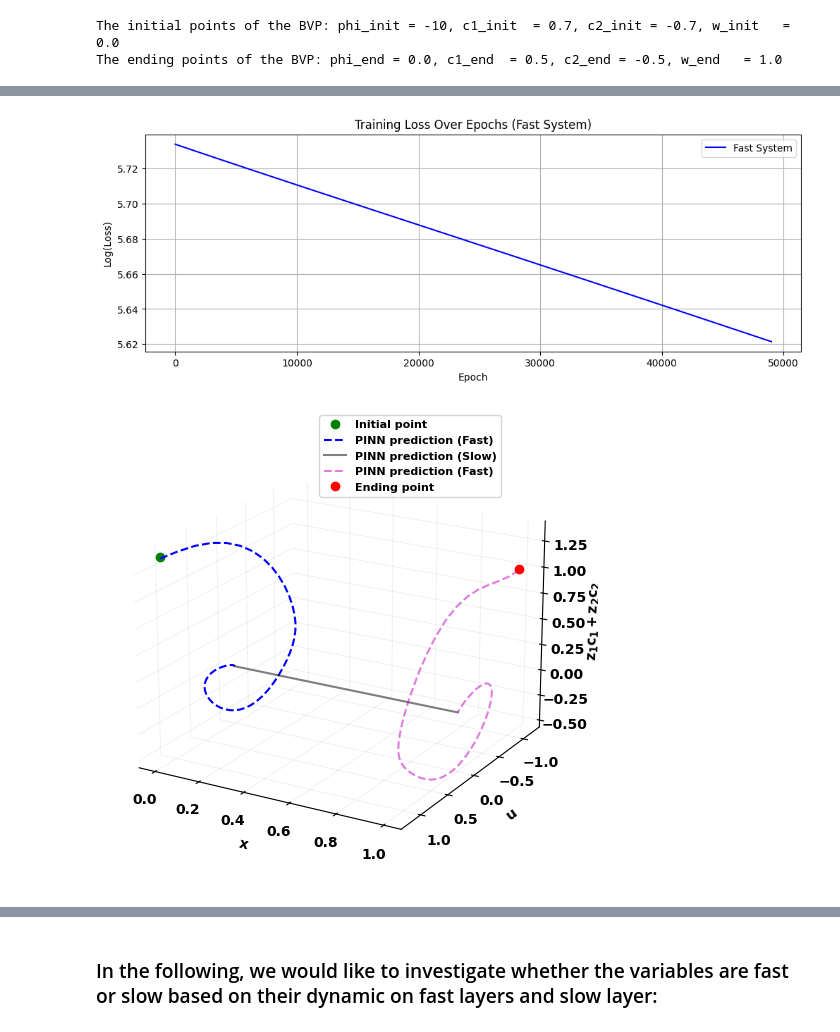
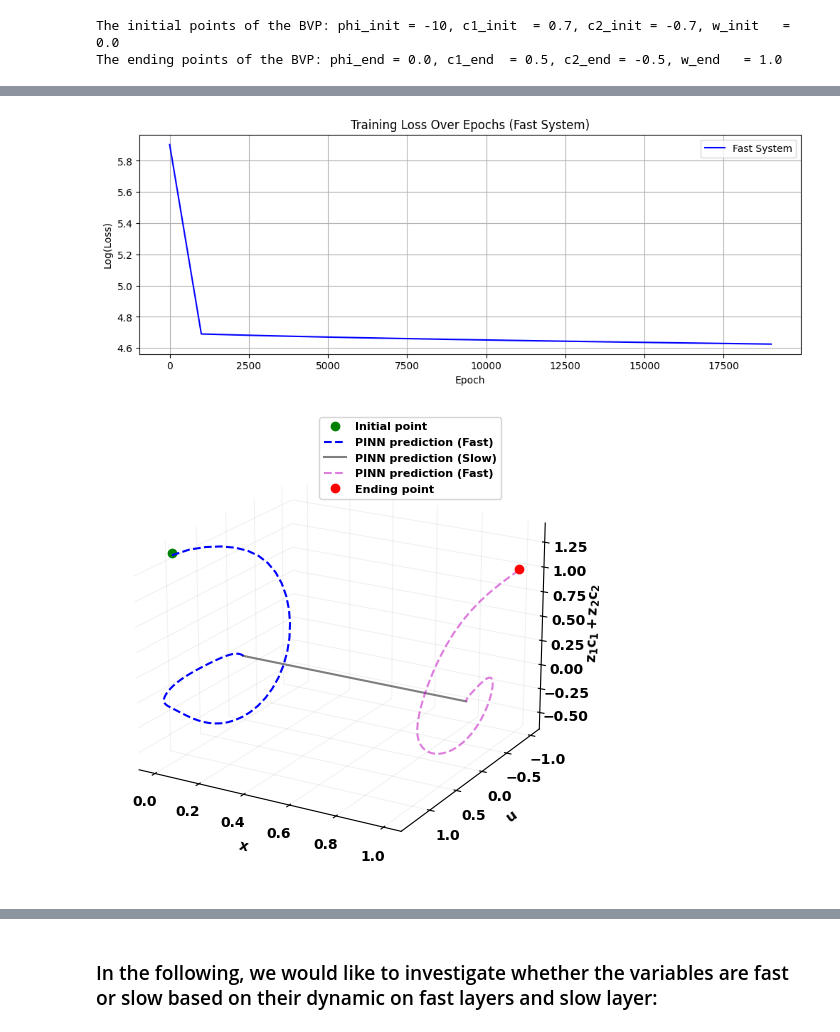
Before and after one commit to Hamid-Mofidi/PINNs_on_Multiple_timescale_dynamics, a Jupyter notebook: PINNs_PNP/PINNs_PNP_8(J_free)V-2.ipynb, the cells around one changed output, grey strips where cells are left out. Cells and saved outputs as stored; diff of their text form; code cells hidden in the pictures.

```diff
--- a/PINNs_PNP/PINNs_PNP_8(J_free)V-2.ipynb
+++ b/PINNs_PNP/PINNs_PNP_8(J_free)V-2.ipynb
@@ -107,7 +107,7 @@ r1 , r2 = r , r
 phi_init, c1_init, c2_init,  w_init = V, l1 , -l2, 0.0
 print('The initial points of the BVP:', f"phi_init = {phi_init}, c1_init  = {c1_init}, c2_init = {c2_init}, w_init   = {w_init} ")
 
-phi_slow_init, phi_slow_end = V, 0.0
+#phi_slow_init, phi_slow_end = V, 0.0
 c1_slow_init, c1_slow_end   = l1, r1
 c2_slow_init, c2_slow_end  = l2, r2
 w_slow_init, w_slow_end  = 0.0, 1.0
@@ -115,10 +115,6 @@ w_slow_init, w_slow_end  = 0.0, 1.0
 phi_end, c1_end, c2_end, w_end = 0.0, r1, -r2 , 1.0
 print('The ending points of the BVP:', f"phi_end = {phi_end}, c1_end  = {c1_end}, c2_end = {c2_end}, w_end   = {w_end} ")
 
-#J1 = np.random.uniform(2 * min(0, V), 2 * max(0, V))/ abs(V)
-# J1 is obtained as above because the sign of J_k is the same as z_kV+ ln(l_k/r_k)
-
-#J2 = np.random.uniform(-max(0, V) * 2, -min(0, V) * 2)/ abs(V)
 u_a, u_b =  0.0, 0.0
 # %% [output]
 The initial points of the BVP: phi_init = -10, c1_init  = 0.7, c2_init = -0.7, w_init   = 0.0
@@ -157,7 +153,9 @@ def loss_func_fast(model, t_tensor, phi_init, c1_init, c2_init, w_init,\
     init_loss_fast = torch.square(phi_pred_fast[0] - phi_init) +\
                      torch.square(c1_pred_fast[0] - c1_init)  +\
                      torch.square(c2_pred_fast[0] - c2_init)  +\
-                     torch.square(w_pred_fast[0] - w_init)
+                     torch.square(w_pred_fast[0] - w_init) +\
+                     torch.square(j1_pred_fast[0] - J1) +\
+                     torch.square(j2_pred_fast[0] - J2)
 
     physics_loss_fast = torch.mean(residual1_fast**2 + residual2_fast**2 +\
                                    residual3_fast**2 + residual4_fast**2 +\
@@ -167,6 +165,8 @@ def loss_func_fast(model, t_tensor, phi_init, c1_init, c2_init, w_init,\
                          torch.square(u_pred_fast[-1] - u_a) +\
                          torch.square(c1_pred_fast[-1] - c1_slow_init) +\
                          torch.square(c2_pred_fast[-1] - c2_slow_init) +\
+                         torch.square(j1_pred_fast[-1] - j1_pred_fast[0])+\
+                         torch.square(j2_pred_fast[-1] - j2_pred_fast[0])+\
                          torch.square(w_pred_fast[-1] - w_slow_init)
 
 
@@ -213,7 +213,9 @@ def loss_func_slow(model, tau_tensor, eps, random_points=10):
                      torch.square(u_pred_slow[0] - u_a) +\
                      torch.square(c1_pred_slow[0] - c1_slow_init)  +\
                      torch.square(c2_pred_slow[0] - c2_slow_init)  +\
-                     torch.square(w_pred_slow[0] - w_slow_init)
+                     torch.square(w_pred_slow[0] - w_slow_init) +\
+                     torch.square(j1_pred_slow[0] - J1) +\
+                     torch.square(j2_pred_slow[0] - J2)
 
     physics_loss_slow = torch.mean(residual1_slow**2 + residual2_slow**2 +\
                                    residual3_slow**2 + residual4_slow**2 +\
@@ -264,7 +266,10 @@ def loss_func_fast2(model, t2_tensor, phi_end, c1_end, c2_end, w_end,\
     init_loss_fast2 = torch.square(phi_pred_fast2[0] - phi_end) +\
                       torch.square(c1_pred_fast2[0] - c1_end)  +\
                       torch.square(c2_pred_fast2[0] - c2_end)  +\
-                      torch.square(w_pred_fast2[0] - w_end)
+                      torch.square(w_pred_fast2[0] - w_end) +\
+                      torch.square(j1_pred_fast2[0] - J1) +\
+                      torch.square(j2_pred_fast2[0] - J2)
+
 
     physics_loss_fast2 = torch.mean(residual1_fast2**2 + residual2_fast2**2 +\
                                    residual3_fast2**2 + residual4_fast2**2 +\
@@ -274,6 +279,8 @@ def loss_func_fast2(model, t2_tensor, phi_end, c1_end, c2_end, w_end,\
                           torch.square(u_pred_fast2[-1] - u_b) +\
                           torch.square(c1_pred_fast2[-1] - c1_slow_end) +\
                           torch.square(c2_pred_fast2[-1] - c2_slow_end) +\
+                          torch.square(j1_pred_fast2[-1] - j1_pred_fast2[0])+\
+                          torch.square(j2_pred_fast2[-1] - j2_pred_fast2[0])+\
                           torch.square(w_pred_fast2[-1] - w_slow_end)
 
     total_loss_fast2   = phys_weight * physics_loss_fast2 +\
@@ -307,9 +314,11 @@ if __name__=='__main__':
                                  list(model_slow.parameters()) +\
                                  list(model_fast2.parameters()), lr=1e-3)
     loss_values = []
-    epoch_num = 50000
+    epoch_num = 20000
 
     #xf2_end, yf2_end =  np.random.uniform(1, 2) , np.random.uniform(-1, 0) #-1, 2 #
+    J1, J2 = np.random.uniform(0, 1) , np.random.uniform(0, 1)
+    phi_slow_init, phi_slow_end =  np.random.uniform(V-1, V+1) , np.random.uniform(-0.5, 0.5)
 
     for epoch in range(epoch_num):
         optimizer.zero_grad()
@@ -326,8 +335,10 @@ if __name__=='__main__':
             phi_pred_fast, u_pred_fast, c1_pred_fast, c2_pred_fast, j1_pred_fast, j2_pred_fast, w_pred_fast = model_fast(t_tensor).numpy().T
             phi_pred_slow, u_pred_slow, c1_pred_slow, c2_pred_slow, j1_pred_slow, j2_pred_slow, w_pred_slow = model_slow(tau_tensor).numpy().T
             phi_pred_fast2, u_pred_fast2, c1_pred_fast2, c2_pred_fast2, j1_pred_fast2, j2_pred_fast2, w_pred_fast2 = model_fast2(t2_tensor).numpy().T
-            #J1, J2   = j1_pred_slow[0], j2_pred_slow[0]
+            J1, J2   = j1_pred_slow[-1] , j2_pred_slow[-1]
             #u_a, u_b = u_pred_fast[-1], u_pred_fast2[-1]
+            phi_slow_init = phi_pred_slow[0]
+            phi_slow_end = phi_pred_slow[-1]
 
         if epoch % 1000 == 0:
             print(f'Epoch {epoch}, Total Loss: {loss_total.item()}')
@@ -351,4 +362,7 @@ if __name__=='__main__':
         phi_pred_fast, u_pred_fast, c1_pred_fast, c2_pred_fast, j1_pred_fast, j2_pred_fast, w_pred_fast = model_fast(t_tensor).numpy().T
         phi_pred_slow, u_pred_slow, c1_pred_slow, c2_pred_slow, j1_pred_slow, j2_pred_slow, w_pred_slow = model_slow(tau_tensor).numpy().T
         phi_pred_fast2, u_pred_fast2, c1_pred_fast2, c2_pred_fast2, j1_pred_fast2, j2_pred_fast2, w_pred_fast2 = model_fast2(t2_tensor).numpy().T
+        J1, J2  = j1_pred_slow[-1] , j2_pred_slow[-1]
+        phi_slow_init = phi_pred_slow[0]
+        phi_slow_end = phi_pred_slow[-1]
 # %% [output]
@@ -372,4 +389,4 @@ Epoch 49000, Total Loss: 0.025393434636240213
-[figure, old version]
+[figure, new version]
 # %%
 #print(J1)
 #print(J2)
@@ -432,4 +449,4 @@ plt.grid(True, alpha=0.1)
 plt.tight_layout()
 plt.show()
 # %% [output]
-[figure, old version]
+[figure, new version]
```
Also changed, not shown: parts of 13 cells of this notebook.
